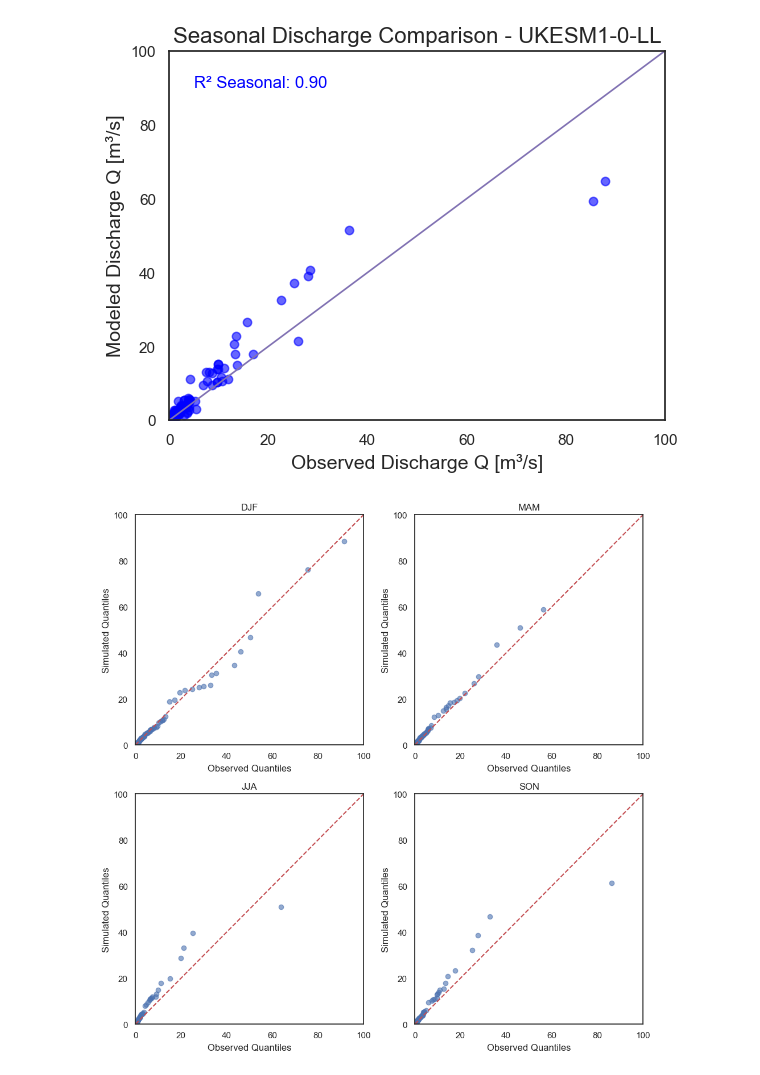
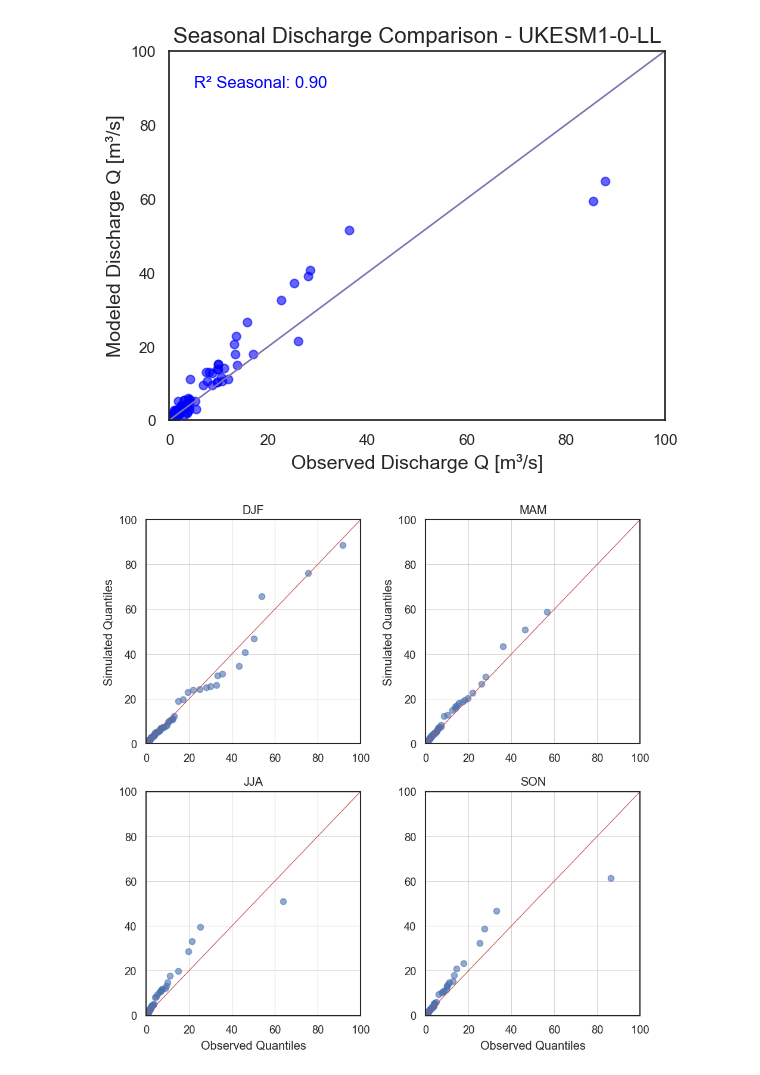
Before and after one commit to klekarkar/mHM_IO_dataprocessing, a Jupyter notebook: ISIMIP_recharge_assessment.ipynb, the cells around one changed output. Cells and saved outputs as stored; diff of their text form; code cells hidden in the pictures.

Commit message:
Q-Q seasonal plots

```diff
--- a/ISIMIP_recharge_assessment.ipynb
+++ b/ISIMIP_recharge_assessment.ipynb
@@ -200,24 +200,28 @@ Text(0.5, 1.0, 'Seasonal Discharge Comparison - UKESM1-0-LL')
 [figure]
 # %%
 seasons = ["DJF", "MAM", "JJA", "SON"]
-fig, axes = plt.subplots(2, 2, figsize=(10, 10))
+fig, axes = plt.subplots(2, 2, figsize=(8, 8), dpi=120)
 
 for ax, season in zip(axes.ravel(), seasons):
     obs_season = model_season_df[model_season_df['season'] == season]['q_obs']
     sim_season = model_season_df[model_season_df['season'] == season]['q_model']
 
     probs = np.linspace(0, 100, 101)  # 0–100 percentiles
     q_obs = np.nanpercentile(obs_season, probs)
     q_sim = np.nanpercentile(sim_season, probs)
 
     ax.scatter(q_obs, q_sim, alpha=0.6)
     lims = [0, max(q_obs.max(), q_sim.max())]
-    ax.plot(lims, lims, 'r--')
+    ax.plot(lims, lims, 'r-', lw=0.7)
     ax.set_title(season)
-    ax.set_xlabel("Observed Quantiles")
-    ax.set_ylabel("Simulated Quantiles")
+    #ylabel and xlabel only for left and bottom plots
+    if ax in axes[0]:
+        ax.set_ylabel("Simulated Quantiles")
+    if ax in axes[-1]:
+        ax.set_xlabel("Observed Quantiles")
     ax.set_xlim(0, 100)
     ax.set_ylim(0, 100)
+    ax.grid(lw=0.5)
 plt.tight_layout()
 # %% [output]
-[figure, old version]
+[figure, new version]
```
